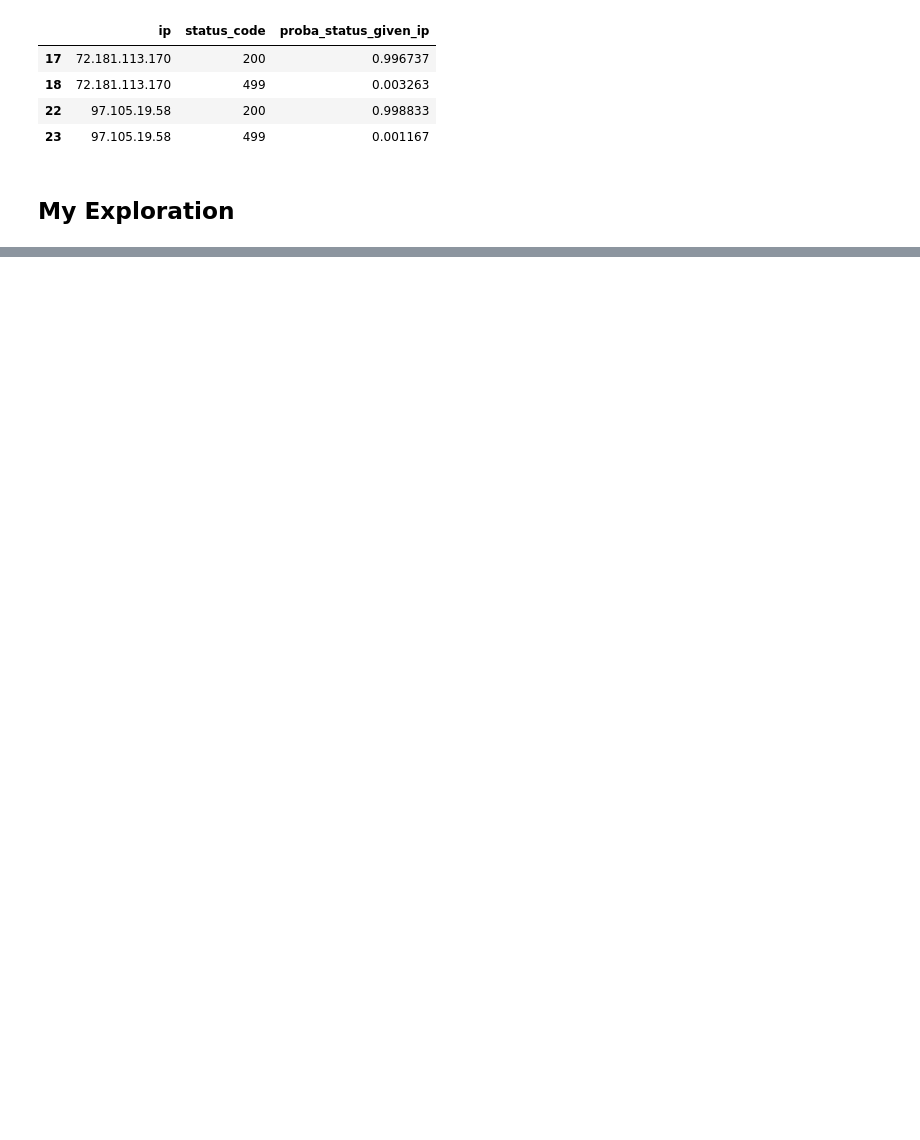
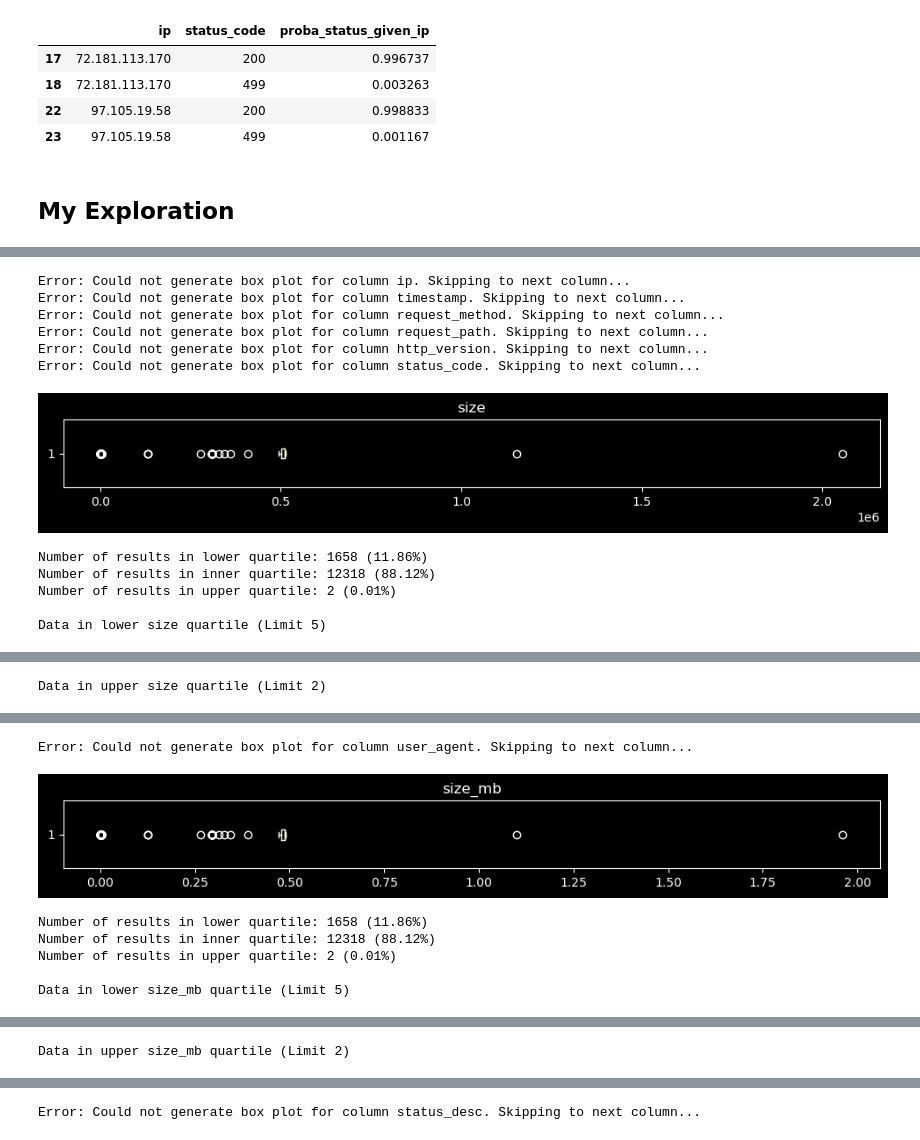
Before and after one commit to Zacharia-Schmitz/anomaly-detection-exercises, a Jupyter notebook: discrete_anomaly_detection.ipynb, the cells around one changed output, grey strips where cells are left out. Drawn from its saved outputs; the diff is of its cells as text; code cells hidden in the pictures; blank space fills up the shorter version.

```diff
--- a/discrete_anomaly_detection.ipynb
+++ b/discrete_anomaly_detection.ipynb
@@ -175,3 +173,18 @@ Total columns: 8
     # 301 = page permanently moved
 
 df['status_desc'] = df.status_code.apply(lambda x: 'success' if x == '200' else 'redirection' if x == '301' else 'client_error')
+# %%
+iqr_bounds(df)
+# %% [output]
+Error: Could not generate box plot for column ip. Skipping to next column...
+Error: Could not generate box plot for column timestamp. Skipping to next column...
+Error: Could not generate box plot for column request_method. Skipping to next column...
+Error: Could not generate box plot for column request_path. Skipping to next column...
+Error: Could not generate box plot for column http_version. Skipping to next column...
+Error: Could not generate box plot for column status_code. Skipping to next column...
+[figure, added]
+Number of results in lower quartile: 1658 (11.86%)
+Number of results in inner quartile: 12318 (88.12%)
+Number of results in upper quartile: 2 (0.01%)
+
+Data in lower size quartile (Limit 5)
@@ -177,0 +197 @@ df['status_desc'] = df.status_code.apply(lambda x: 'success' if x == '200' else
+Data in upper size quartile (Limit 2)
@@ -177,0 +201,7 @@ df['status_desc'] = df.status_code.apply(lambda x: 'success' if x == '200' else
+Error: Could not generate box plot for column user_agent. Skipping to next column...
+[figure, added]
+Number of results in lower quartile: 1658 (11.86%)
+Number of results in inner quartile: 12318 (88.12%)
+Number of results in upper quartile: 2 (0.01%)
+
+Data in lower size_mb quartile (Limit 5)
@@ -177,0 +214 @@ df['status_desc'] = df.status_code.apply(lambda x: 'success' if x == '200' else
+Data in upper size_mb quartile (Limit 2)
@@ -177,0 +218 @@ df['status_desc'] = df.status_code.apply(lambda x: 'success' if x == '200' else
+Error: Could not generate box plot for column status_desc. Skipping to next column...
```
Also changed, not shown: parts of 20 cells of this notebook.
